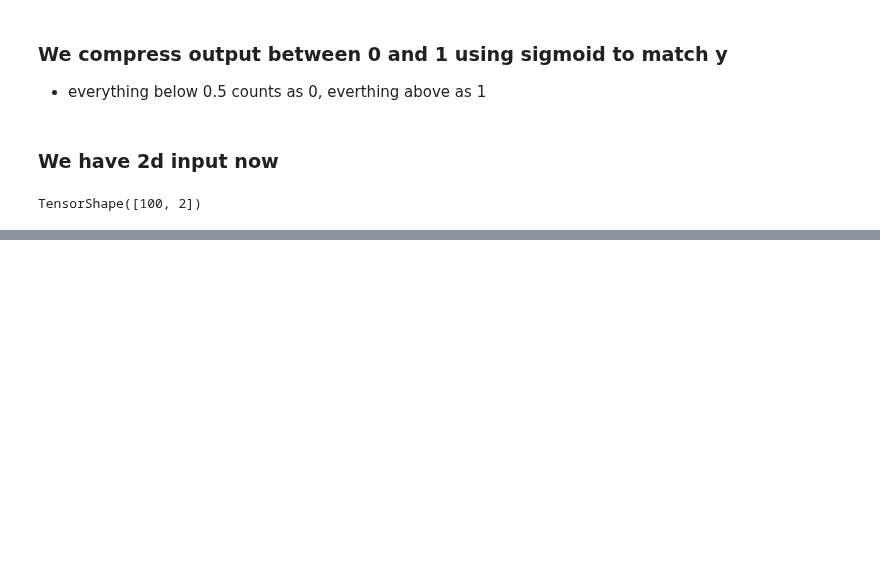
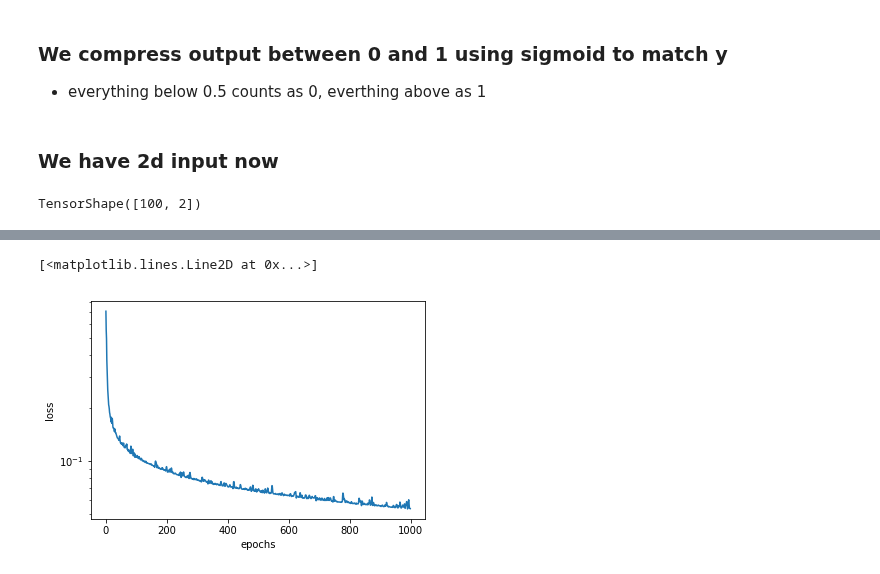
Before and after one commit to subodhchhabra/ai, a Jupyter notebook: notebooks/tf2/tf-low-level.ipynb, the cells around one changed output, grey strips where cells are left out. Saved outputs shown, nothing was run; the diff lists cells and outputs as text; code cells hidden in the pictures; blank space fills up the shorter version.

```diff
--- a/notebooks/tf2/tf-low-level.ipynb
+++ b/notebooks/tf2/tf-low-level.ipynb
@@ -670,0 +730,9 @@ plt.scatter(X[:,0], X[:,1], c=y_pred_binary, cmap=ListedColormap(['#AA6666', '#6
+# %%
+plt.yscale('log')
+plt.ylabel("loss")
+plt.xlabel("epochs")
+
+plt.plot(history.history['loss'])
+# %% [output]
+[<matplotlib.lines.Line2D at 0x...>]
+[figure, added]
```
Also changed, not shown: parts of 48 cells of this notebook.
